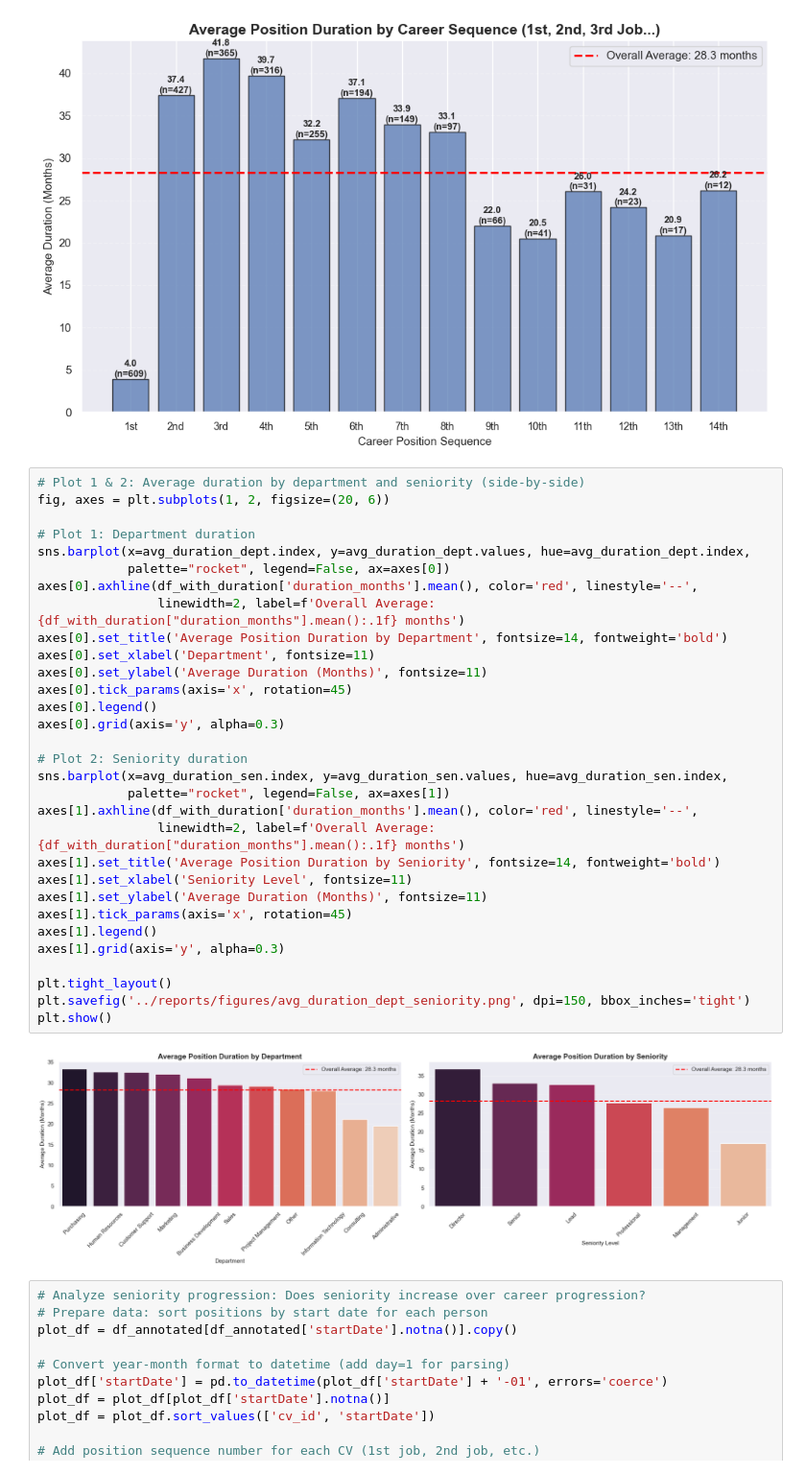
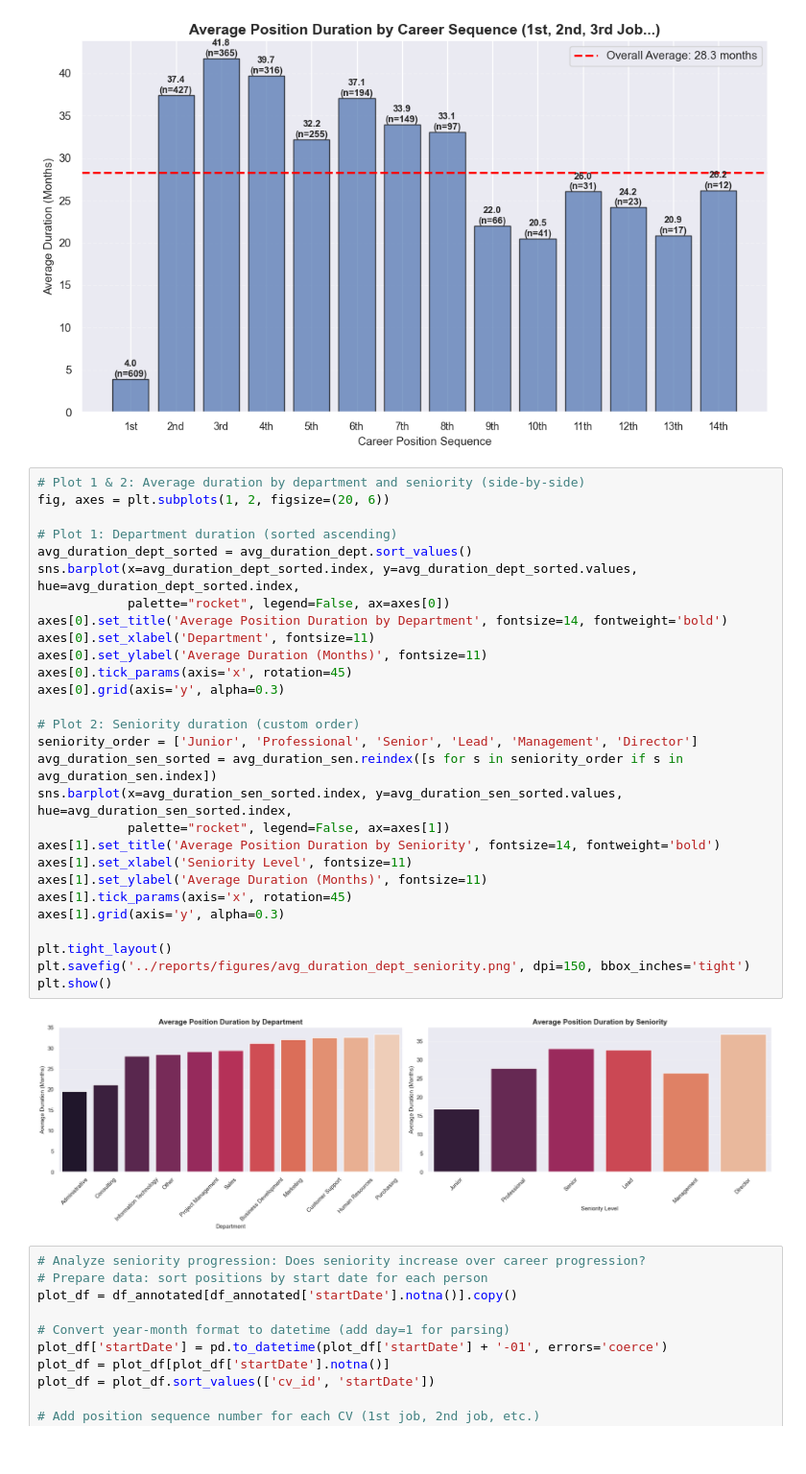
Before and after one commit to Julster35/BuzzwordLearner, a Jupyter notebook: notebooks/01_eda.ipynb, the cells around one changed output. Shown at 96% size. Drawn from its saved outputs; the diff is of its cells as text.

```diff
--- a/notebooks/01_eda.ipynb
+++ b/notebooks/01_eda.ipynb
@@ -416,36 +416,33 @@ plt.show()
 # %%
 # Plot 1 & 2: Average duration by department and seniority (side-by-side)
 fig, axes = plt.subplots(1, 2, figsize=(20, 6))
 
-# Plot 1: Department duration
-sns.barplot(x=avg_duration_dept.index, y=avg_duration_dept.values, hue=avg_duration_dept.index,
+# Plot 1: Department duration (sorted ascending)
+avg_duration_dept_sorted = avg_duration_dept.sort_values()
+sns.barplot(x=avg_duration_dept_sorted.index, y=avg_duration_dept_sorted.values, hue=avg_duration_dept_sorted.index,
             palette="rocket", legend=False, ax=axes[0])
-axes[0].axhline(df_with_duration['duration_months'].mean(), color='red', linestyle='--',
-                linewidth=2, label=f'Overall Average: {df_with_duration["duration_months"].mean():.1f} months')
 axes[0].set_title('Average Position Duration by Department', fontsize=14, fontweight='bold')
 axes[0].set_xlabel('Department', fontsize=11)
 axes[0].set_ylabel('Average Duration (Months)', fontsize=11)
 axes[0].tick_params(axis='x', rotation=45)
-axes[0].legend()
 axes[0].grid(axis='y', alpha=0.3)
 
-# Plot 2: Seniority duration
-sns.barplot(x=avg_duration_sen.index, y=avg_duration_sen.values, hue=avg_duration_sen.index,
+# Plot 2: Seniority duration (custom order)
+seniority_order = ['Junior', 'Professional', 'Senior', 'Lead', 'Management', 'Director']
+avg_duration_sen_sorted = avg_duration_sen.reindex([s for s in seniority_order if s in avg_duration_sen.index])
+sns.barplot(x=avg_duration_sen_sorted.index, y=avg_duration_sen_sorted.values, hue=avg_duration_sen_sorted.index,
             palette="rocket", legend=False, ax=axes[1])
-axes[1].axhline(df_with_duration['duration_months'].mean(), color='red', linestyle='--',
-                linewidth=2, label=f'Overall Average: {df_with_duration["duration_months"].mean():.1f} months')
 axes[1].set_title('Average Position Duration by Seniority', fontsize=14, fontweight='bold')
 axes[1].set_xlabel('Seniority Level', fontsize=11)
 axes[1].set_ylabel('Average Duration (Months)', fontsize=11)
 axes[1].tick_params(axis='x', rotation=45)
-axes[1].legend()
 axes[1].grid(axis='y', alpha=0.3)
 
 plt.tight_layout()
 plt.savefig('../reports/figures/avg_duration_dept_seniority.png', dpi=150, bbox_inches='tight')
 plt.show()
 # %% [output]
-[figure, old version]
+[figure, new version]
 # %%
 # Analyze seniority progression: Does seniority increase over career progression?
 # Prepare data: sort positions by start date for each person
```
Also changed, not shown: parts of 16 cells of this notebook, 10 other files.
